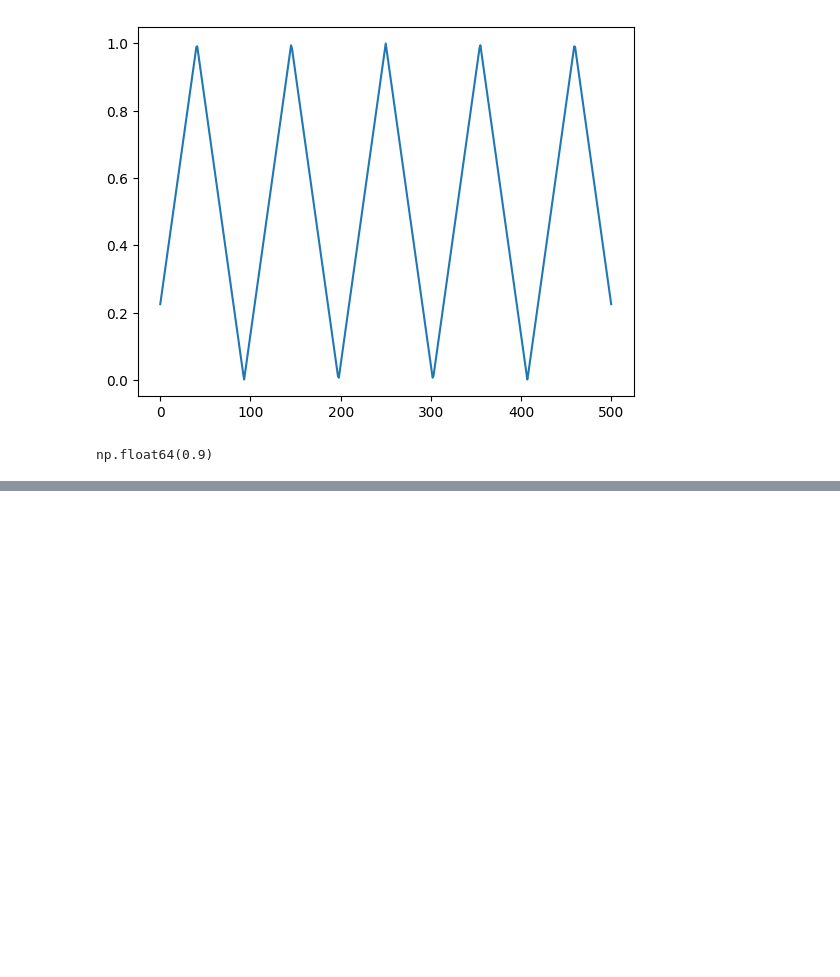
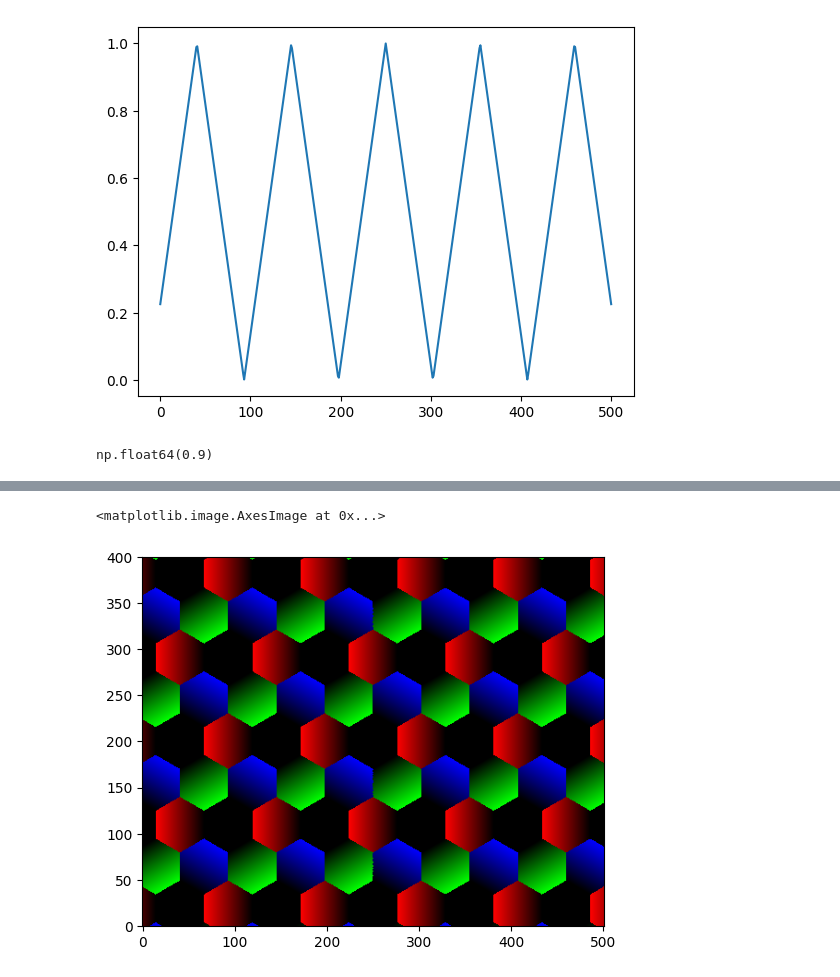
Before and after one commit to Potdooshami/2H_TaSe2_Tc_STM, a Jupyter notebook: phasemapping.ipynb, the cells around one changed output, grey strips where cells are left out. Cells and saved outputs as stored; diff of their text form; code cells hidden in the pictures; blank space fills up the shorter version.

```diff
--- a/phasemapping.ipynb
+++ b/phasemapping.ipynb
@@ -428,0 +459,2 @@ fig,axs = plt.subplots(4,5,figsize=(10,6))
+# %%
+dw_rgb = classified3s_rgb * dwBW[:, :, np.newaxis]
@@ -428,0 +506,5 @@ fig,axs = plt.subplots(4,5,figsize=(10,6))
+# %%
+plt.imshow(final.astype(np.float64), origin='lower')
+# %% [output]
+<matplotlib.image.AxesImage at 0x...>
+[figure, added]
```
Also changed, not shown: parts of 22 cells of this notebook.
